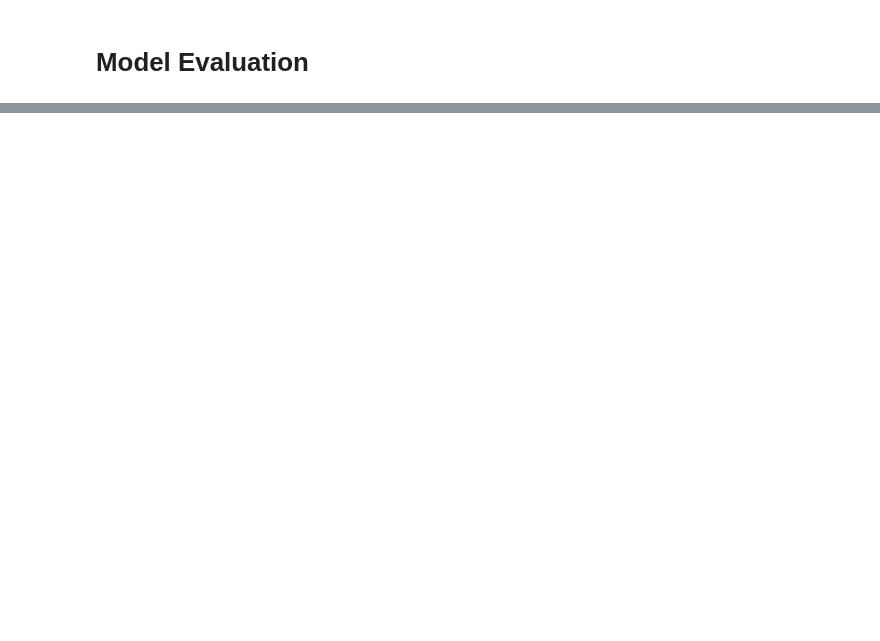
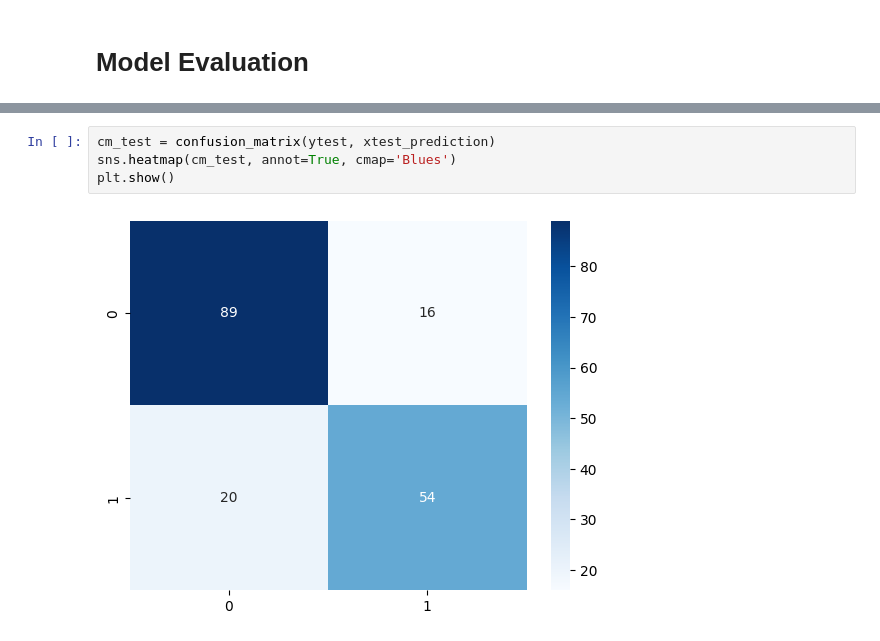
Before and after one commit to SiddhuShkya/Titanic-Machine-Learning-from-Disaster, a Jupyter notebook: main.ipynb, the cells around one changed output, grey strips where cells are left out. Drawn from its saved outputs; the diff is of its cells as text; blank space fills up the shorter version.

```diff
--- a/main.ipynb
+++ b/main.ipynb
@@ -341,0 +372,6 @@ Testing data accuracy : 0.7988826815642458
+# %%
+cm_test = confusion_matrix(ytest, xtest_prediction)
+sns.heatmap(cm_test, annot=True, cmap='Blues')
+plt.show()
+# %% [output]
+[figure, added]
```
Also changed, not shown: parts of 51 cells of this notebook.
